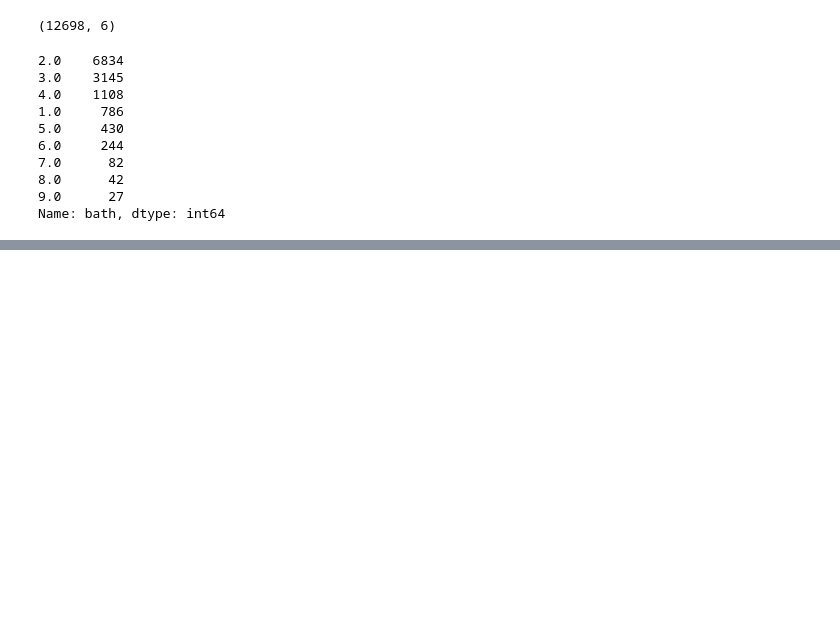
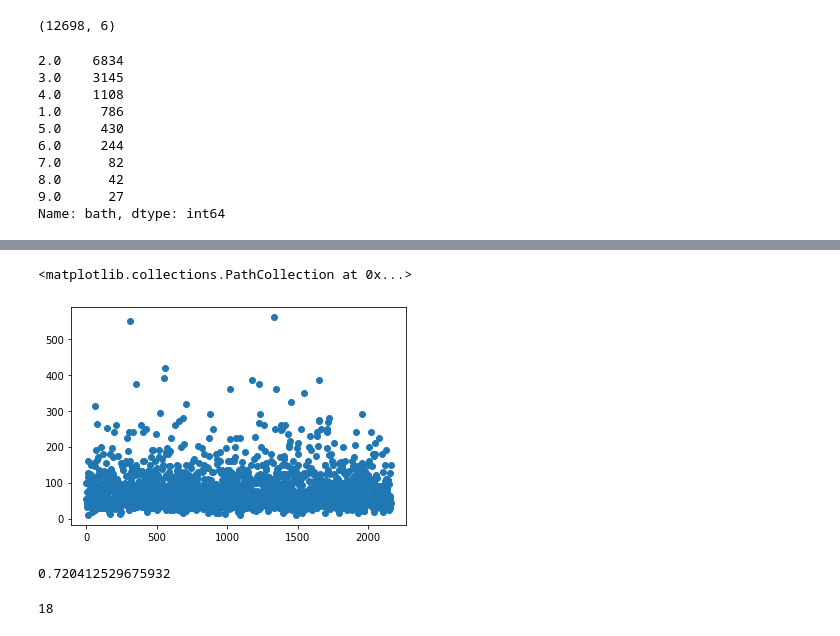
Before and after one commit to SP-TechForest/House_Price_Prediction, a Jupyter notebook: Data_Preprocessing.ipynb, the cells around one changed output, grey strips where cells are left out. Saved outputs shown, nothing was run; the diff lists cells and outputs as text; code cells hidden in the pictures; blank space fills up the shorter version.

```diff
--- a/Data_Preprocessing.ipynb
+++ b/Data_Preprocessing.ipynb
@@ -246,0 +668,17 @@ Name: bath, dtype: int64
+# %%
+plt.scatter(x = np.arange(0,len(y_pred)), y = y_test)
+# %% [output]
+<matplotlib.collections.PathCollection at 0x...>
+[figure, added]
+# %%
+from sklearn.svm import SVR
+svr = SVR(kernel='rbf', C = 1, epsilon=0.2)
+svr.fit(x_train, y_train)
+y_pred_svr = svr.predict(x_test)
+sklearn.metrics.r2_score(y_test, y_pred_svr)
+# %% [output]
+0.720412529675932
+# %%
+np.where(feature.columns == 'Anandapura')[0][0]
+# %% [output]
+18
```
Also changed, not shown: parts of 75 cells of this notebook.
